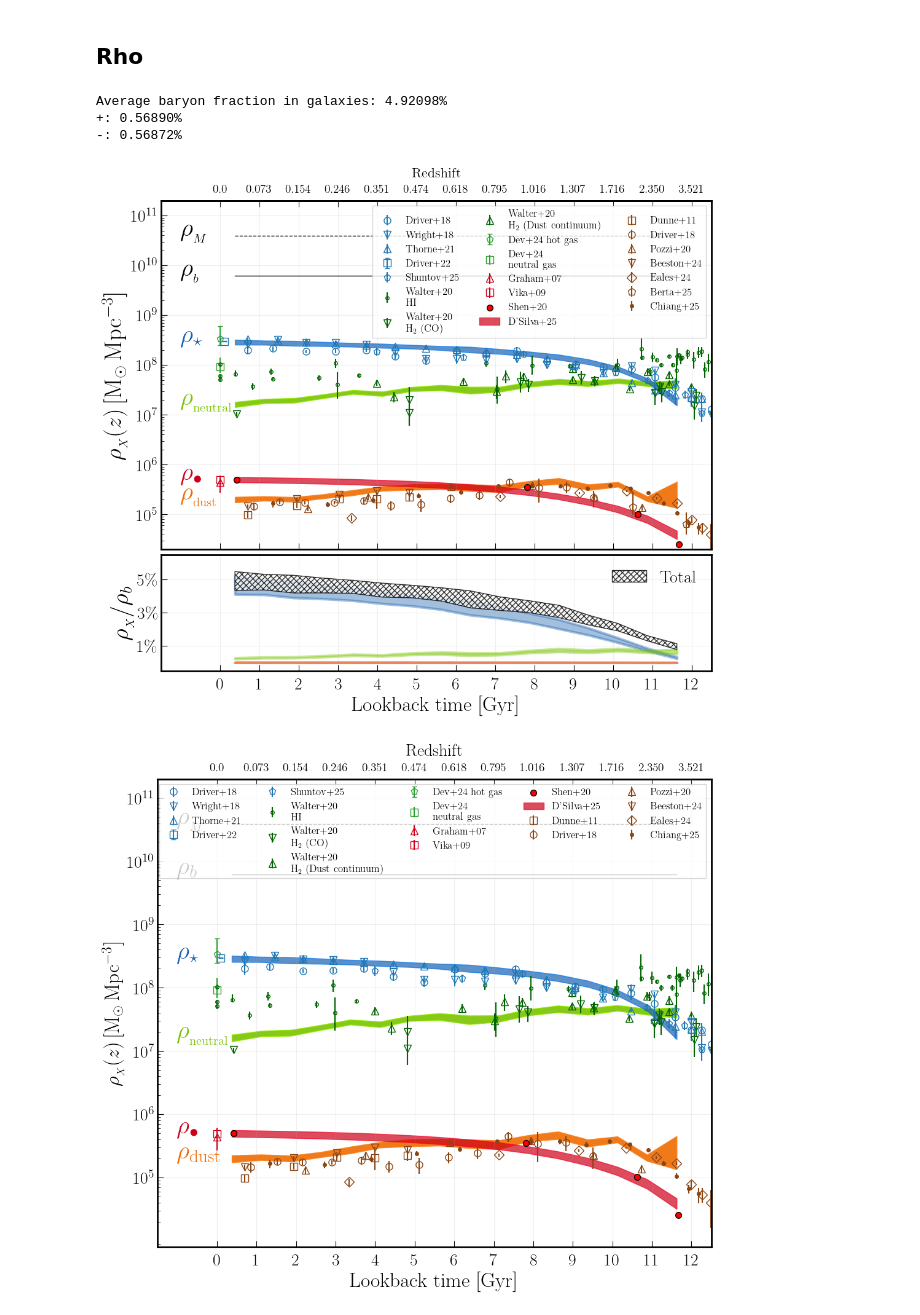
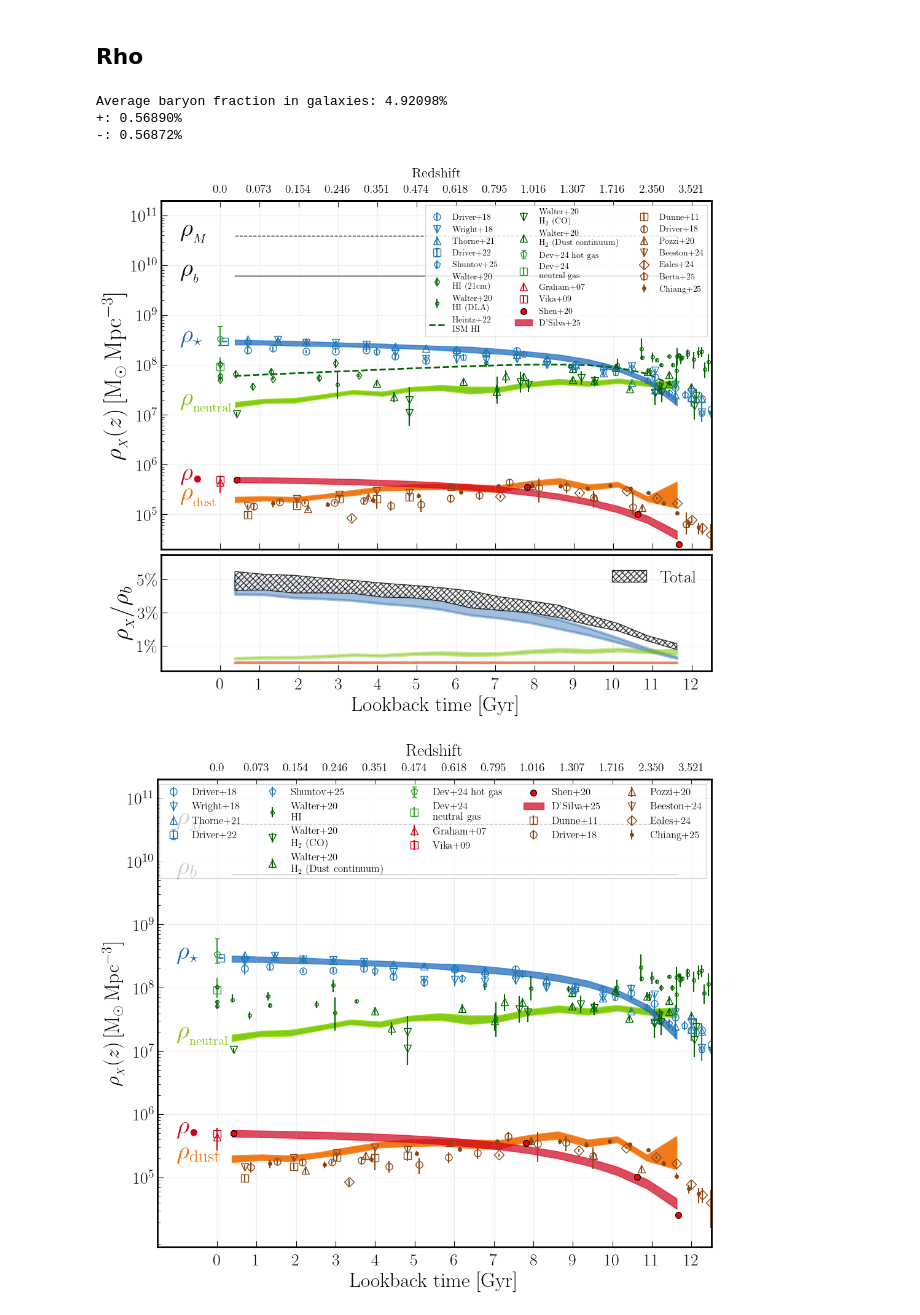
Before and after one commit to JordanDSilva/dust-mass-density, a Jupyter notebook: scripts/makeSomePlots.ipynb, the cells around one changed output. Saved outputs shown, nothing was run; the diff lists cells and outputs as text; code cells hidden in the pictures.

```diff
--- a/scripts/makeSomePlots.ipynb
+++ b/scripts/makeSomePlots.ipynb
@@ -1951,9 +1950,14 @@ peroux20_Dust = pd.read_csv(
 peroux20_Metals = peroux20_Metals[~(peroux20_Metals["Category"] == "Star")]
 
 walter20HI = pd.read_csv(main_dir + "data/literature_evo/cgmh/walter20HI.csv")
+walter20HI_21cm = walter20HI[0:11]
+walter20HI_DLA = walter20HI[12:38]
+
 walter20H2_raw = pd.read_csv(main_dir + "data/literature_evo/cgmh/walter20H2.csv")
 walter20H2 = walter20H2_raw.iloc[[0,2,3,4,5,6,7,8,9,10,11,12,13,14,15]]
 walter20H2_dust = walter20H2_raw[16:31]
+
+Heintz22_HI = omega["rhoStarQ50"] * (1+zmids)**1.6 * 0.2 #z=0 MHI/Mstar
 
 ##CSMH
 driver18_stars = pd.read_csv(main_dir + "data/literature_evo/csmh/driver2018.csv")
@@ -2046,11 +2050,25 @@ dev24_neutralgas_ = ax.errorbar(
     markersize = 8,
     label = "Dev+24 \n neutral gas"
 )
-walter20HI_ = ax.errorbar(
-    Planck18.lookback_time(walter20HI["z"]).value,
-    walter20HI["value"],
-    yerr = [walter20HI["err_neg"],
-            walter20HI["err_pos"]],
+walter20HI_21cm_ = ax.errorbar(
+    Planck18.lookback_time(walter20HI_21cm["z"]).value,
+    walter20HI_21cm["value"],
+    yerr = [walter20HI_21cm["err_neg"],
+            walter20HI_21cm["err_pos"]],
+    capsize = 0,
+    markersize = 6,
+    ls = "",
+    fmt = "d",
+    ecolor = "darkgreen",
+    markeredgecolor = "darkgreen",
+    markerfacecolor = "none",
+    label = r"Walter+20" + " \n HI (21cm)"
+)
+walter20HI_DLA_ = ax.errorbar(
+    Planck18.lookback_time(walter20HI_DLA["z"]).value,
+    walter20HI_DLA["value"],
+    yerr = [walter20HI_DLA["err_neg"],
+            walter20HI_DLA["err_pos"]],
     capsize = 0,
     markersize = 8,
     ls = "",
@@ -2058,7 +2076,15 @@ walter20HI_ = ax.errorbar(
     ecolor = "darkgreen",
     markeredgecolor = "darkgreen",
     markerfacecolor = "none",
-    label = r"Walter+20" + " \n HI"
+    label = r"Walter+20" + " \n HI (DLA)"
+)
+Heintz22_HI_, = ax.plot(
+    lbtmids,
+    Heintz22_HI,
+    color = "darkgreen",
+    ls = "--",
+    lw = 2,
+    label = r"Heintz+22" + " \n ISM HI"
 )
 walter20H2CO_ = ax.errorbar(
     Planck18.lookback_time(walter20H2["z"]).value,
@@ -2278,7 +2304,9 @@ ax.legend(
         thorne21_,
         driver22_,
         shuntov25_,
-        walter20HI_,
+        walter20HI_21cm_,
+        walter20HI_DLA_,
+        Heintz22_HI_,
         walter20H2CO_,
         walter20H2dust_,
         dev24_hotgas_,
@@ -2296,7 +2324,7 @@ ax.legend(
         chiang25_
     ],
     frameon = True,
-    fontsize = 12,
+    fontsize = 10,
     fancybox = False,
     framealpha = 0.8,
     ncol = 3,
@@ -2394,34 +2422,34 @@ ax1.fill_between(
 # axin1.set_xlim([0, 12.0])
 # axin1.set_xticks([])
 # # axin1.set_xticks([0.0,1,2,3,4,5,6,7,8,9,10,11,12])
 # # axin1.set_xticklabels(["0","1","2","3","4","5","6","7","8","9","10","11","12"], fontsize = 14)
 # axin1.set_yscale("log")
 # axin1.set_yticks([1e-3, 1e-1])
 # axin1.set_yticklabels(["$10^{-3}$"+r"\%", "$10^{-2}$"+r"\%"], fontsize = 14)
 
 ax1.set_yticks([1,3,5])
 ax1.set_yticklabels([r"1\%", r"3\%", r"5\%"])
 
 ax1.grid(alpha = 0.2)
 
 ax1.legend(
     frameon = False,
     fontsize = 20,
     loc = "upper right"
 )
 ax1.set_ylim([-0.5,6.5])
 ax1.set_ylabel(r"$\rho_{_{X}}/\rho_{b}$", fontsize = 28)
 
 print(f"Average baryon fraction in galaxies: {fb_med[0]:.5f}%")
 print(f"+: {fb_hi[0]-fb_med[0]:.5f}%")
 print(f"-: {fb_med[0]-fb_lo[0]:.5f}%")
 
 fig.savefig(main_dir + "plots/rho.pdf", dpi = 240, bbox_inches = 'tight')
 # %% [output]
 Average baryon fraction in galaxies: 4.92098%
 +: 0.56890%
 -: 0.56872%
-[figure, old version]
+[figure, new version]
 # %%
 ## Rho only, no baryon percentage
 ## against Omega(z)
```
Also changed, not shown: parts of 2 cells of this notebook.
